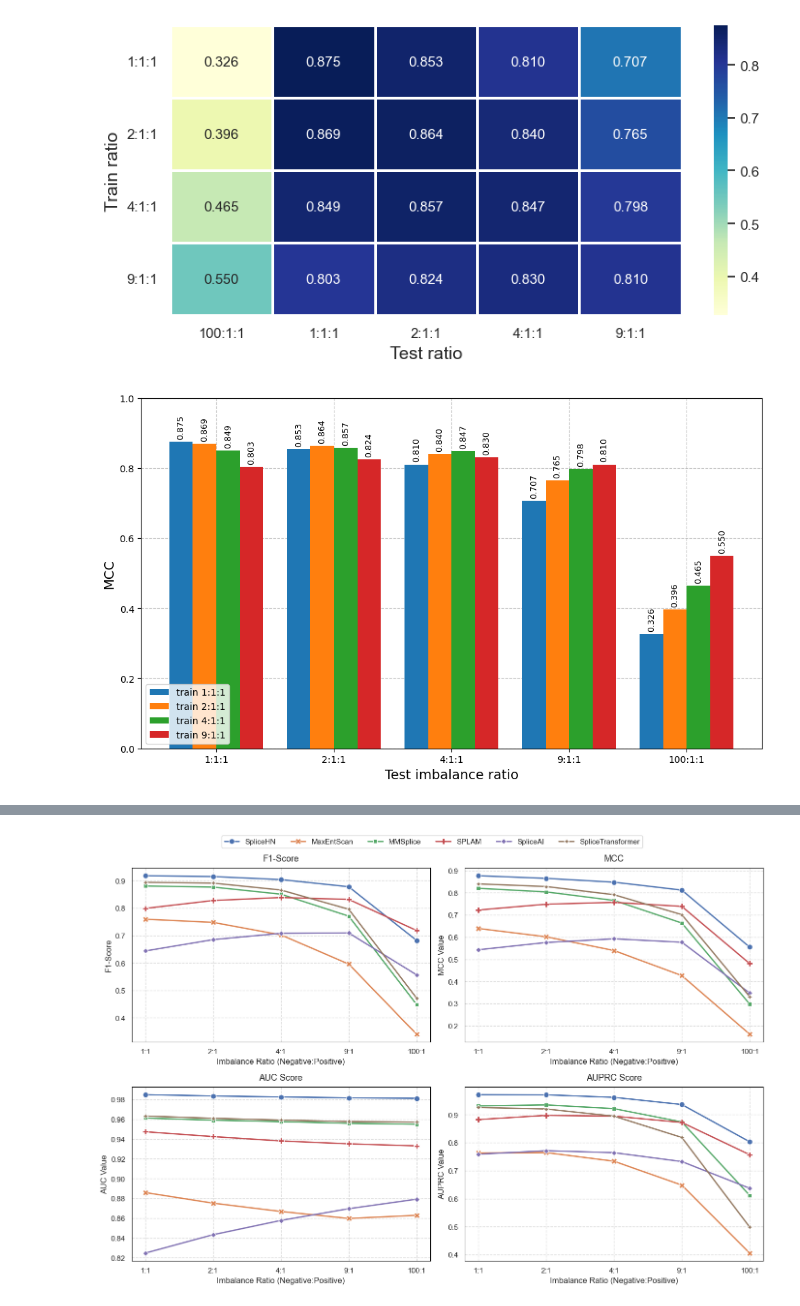
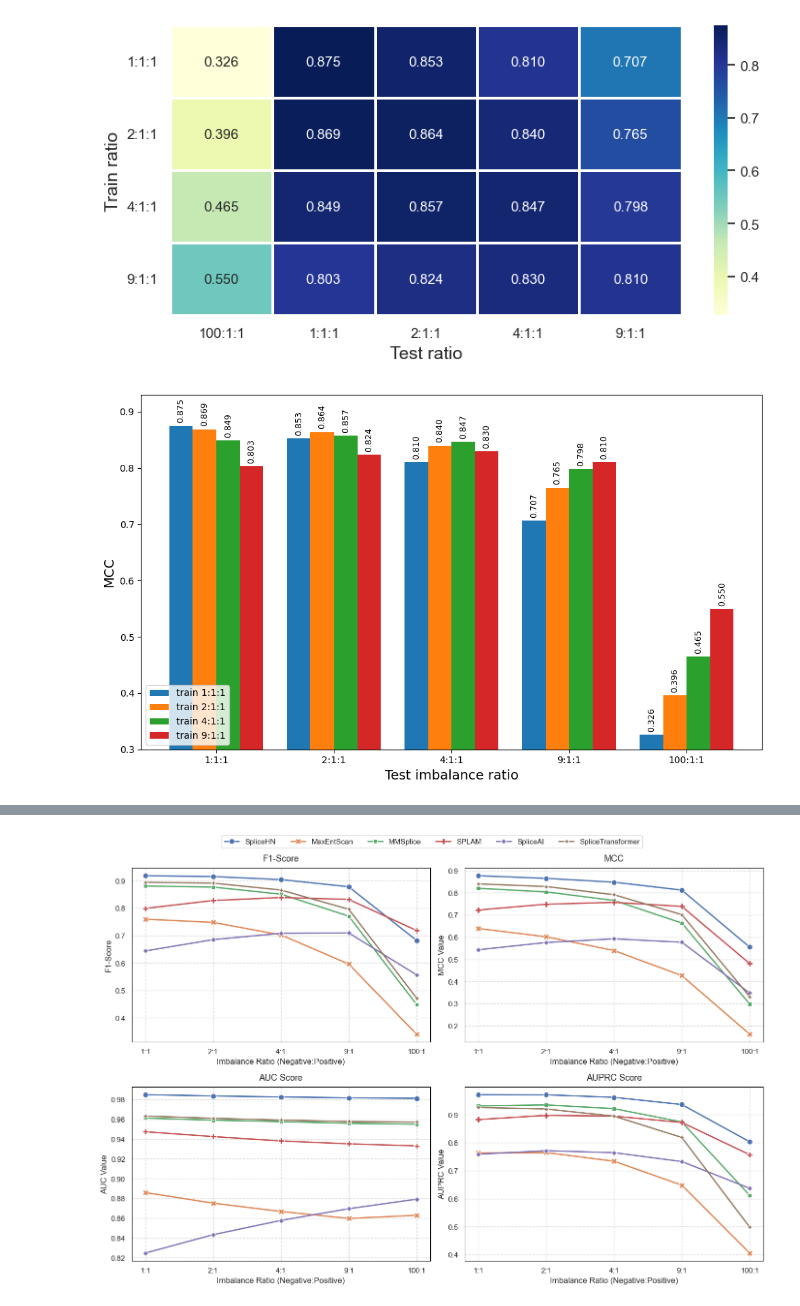
Before and after one commit to 36JungKwan/Bio_sequence_Research_AITALAB, a Jupyter notebook: benchmark/task1_splicing_prediction/Visualization/a.ipynb, the cells around one changed output, grey strips where cells are left out. Cells and saved outputs as stored; diff of their text form; code cells hidden in the pictures.

Commit message:
adjust visualization

```diff
--- a/benchmark/task1_splicing_prediction/Visualization/a.ipynb
+++ b/benchmark/task1_splicing_prediction/Visualization/a.ipynb
@@ -67,34 +67,34 @@ fig, ax = plt.subplots(figsize=(10, 6))
 rects1 = ax.bar(x - 1.5 * width, train_1_1_1, width, label='train 1:1:1', zorder=3)
 rects2 = ax.bar(x - 0.5 * width, train_2_1_1, width, label='train 2:1:1', zorder=3)
 rects3 = ax.bar(x + 0.5 * width, train_4_1_1, width, label='train 4:1:1', zorder=3)
 rects4 = ax.bar(x + 1.5 * width, train_9_1_1, width, label='train 9:1:1', zorder=3)
 
 # Thiết lập nhãn và tiêu đề
 ax.set_ylabel('MCC', fontsize=14)
 ax.set_xlabel('Test imbalance ratio', fontsize=14)
 #ax.set_title('Robustness to imbalance shift', fontsize=16, pad=15)
 ax.set_xticks(x)
 ax.set_xticklabels(test_ratios)
 ax.legend(loc='lower left')
 
 # === PHẦN THÊM ĐƯỜNG KẺ Ô NÉT ĐỨT ===
 # Bật lưới nét đứt cho cả trục x và y (có thể đổi thành axis='y' nếu chỉ muốn kẻ ngang)
-ax.grid(axis='both', linestyle='--', alpha=0.7)
+#ax.grid(axis='both', linestyle='--', alpha=0.7)
 # Thiết lập để đường kẻ lưới chìm xuống dưới cùng (dưới các cột bar)
-ax.set_axisbelow(True)
+#ax.set_axisbelow(True)
 # ====================================
 
 # Tùy chọn: Thêm con số giá trị cụ thể ở trên đầu mỗi cột
 ax.bar_label(rects1, fmt='%.3f', padding=3, rotation=90, fontsize=9)
 ax.bar_label(rects2, fmt='%.3f', padding=3, rotation=90, fontsize=9)
 ax.bar_label(rects3, fmt='%.3f', padding=3, rotation=90, fontsize=9)
 ax.bar_label(rects4, fmt='%.3f', padding=3, rotation=90, fontsize=9)
 
 # Mở rộng trục Y một chút để số không bị chạm nóc
-ax.set_ylim(0, 1)
+ax.set_ylim(0.3, 0.93)
 
 # Tinh chỉnh layout để không bị cắt chữ và hiển thị
 fig.tight_layout()
 plt.show()
 # %% [output]
-[figure, old version]
+[figure, new version]
```
Also changed, not shown: parts of 8 cells of this notebook, 2 other files.
